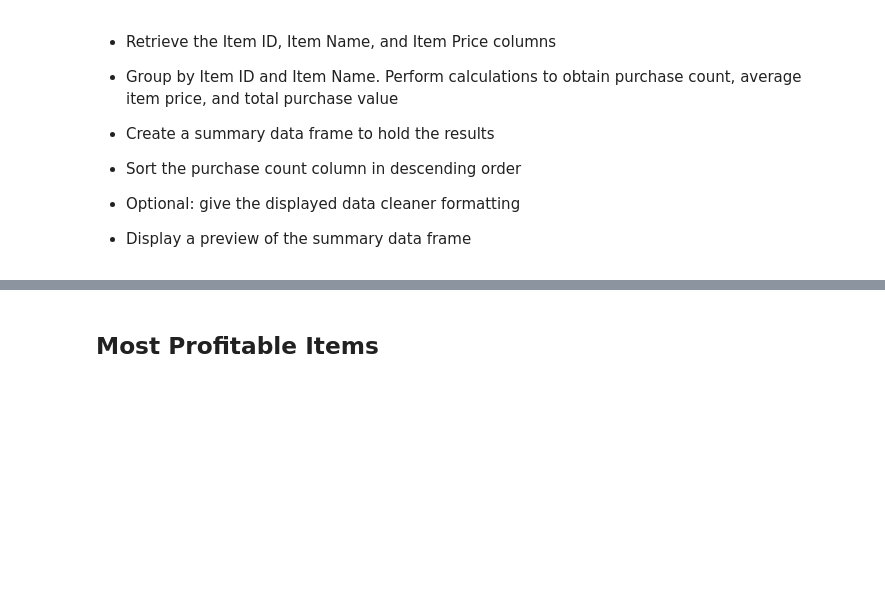
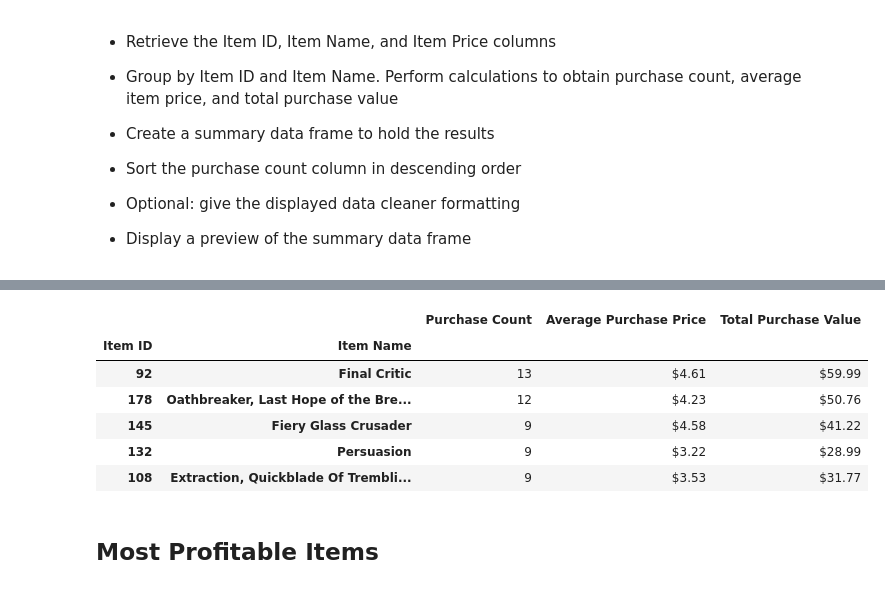
Before and after one commit to BEP3rd/Pandas-Challenge, a Jupyter notebook: HeroesOfPymoli/HeroesOfPymoli_starter.ipynb, the cells around one changed output, grey strips where cells are left out. Saved outputs shown, nothing was run; the diff lists cells and outputs as text; code cells hidden in the pictures; blank space fills up the shorter version.

```diff
--- a/HeroesOfPymoli/HeroesOfPymoli_starter.ipynb
+++ b/HeroesOfPymoli/HeroesOfPymoli_starter.ipynb
@@ -329,3 +324,38 @@ agePurchaseDF
+# %%
+# Calculate purchase count
+itemPurchaseCount = purchase_data.groupby(["Item ID", "Item Name"])["Price"].count()
+
+# Calculate average purchase price
+itemAvgPurchasePrice = purchase_data.groupby(["Item ID", "Item Name"])["Price"].mean()
+
+# Calculate total purchase value
+itemPurchaseTotal = purchase_data.groupby(["Item ID", "Item Name"])["Price"].sum()
+
+# Create the data frame
+itemPurchaseDF = pd.DataFrame ({
+    "Purchase Count" : itemPurchaseCount,
+    "Average Purchase Price" : itemAvgPurchasePrice,
+    "Total Purchase Value" : itemPurchaseTotal
+})
+
+# Sort for the two queries
+itemPurchaseDF1 = itemPurchaseDF.sort_values("Purchase Count", ascending=False)
+itemPurchaseDF2 = itemPurchaseDF.sort_values("Total Purchase Value", ascending=False)
+
+# Format the data frame
+itemPurchaseDF1["Average Purchase Price"] = itemPurchaseDF1["Average Purchase Price"].map("${:,.2f}".format)
+itemPurchaseDF1["Total Purchase Value"] = itemPurchaseDF1["Total Purchase Value"].map("${:,.2f}".format)
+
+
+itemPurchaseDF1.head()
+# %% [output]
+|  |  | Purchase Count | Average Purchase Price | Total Purchase Value |
+| Item ID | Item Name |  |  |  |
+| 92 | Final Critic | 13 | $4.61 | $59.99 |
+| 178 | Oathbreaker, Last Hope of the Bre... | 12 | $4.23 | $50.76 |
+| 145 | Fiery Glass Crusader | 9 | $4.58 | $41.22 |
+| 132 | Persuasion | 9 | $3.22 | $28.99 |
+| 108 | Extraction, Quickblade Of Trembli... | 9 | $3.53 | $31.77 |
 # %% [markdown]
 ## Most Profitable Items
 # %% [markdown]
```
Also changed, not shown: parts of 10 cells of this notebook.
